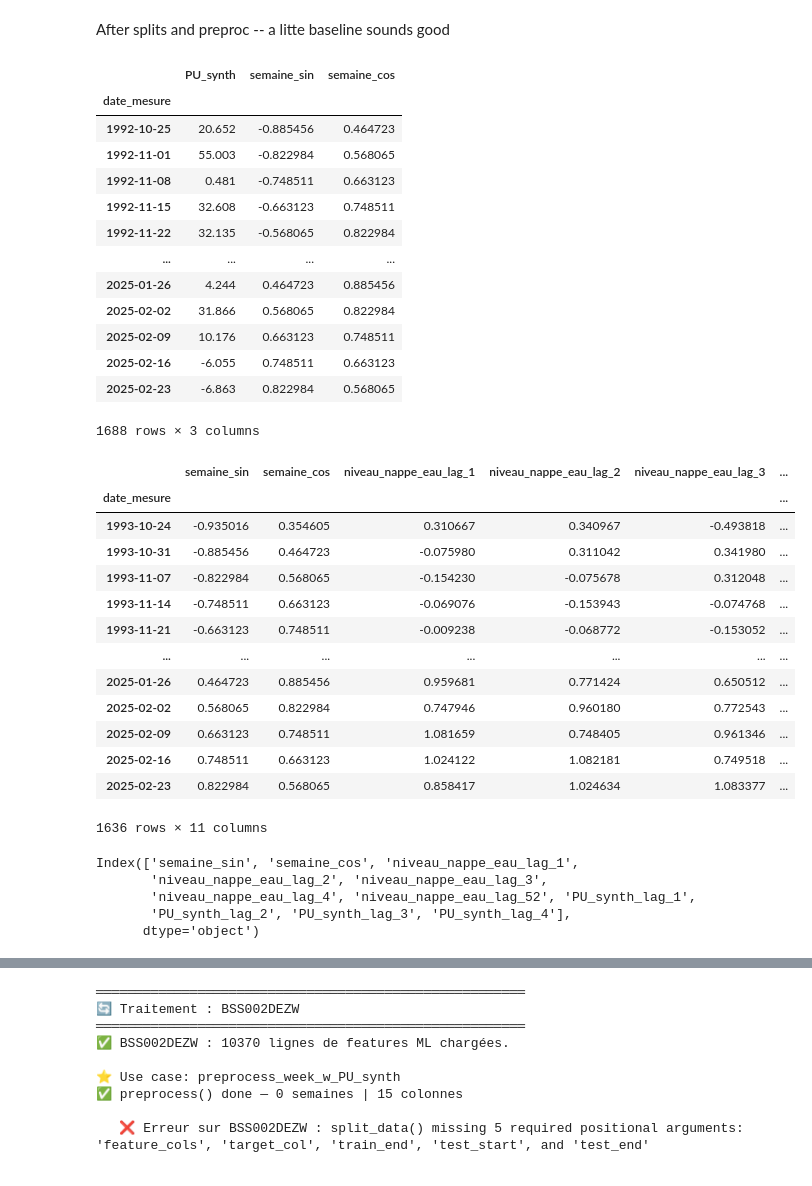
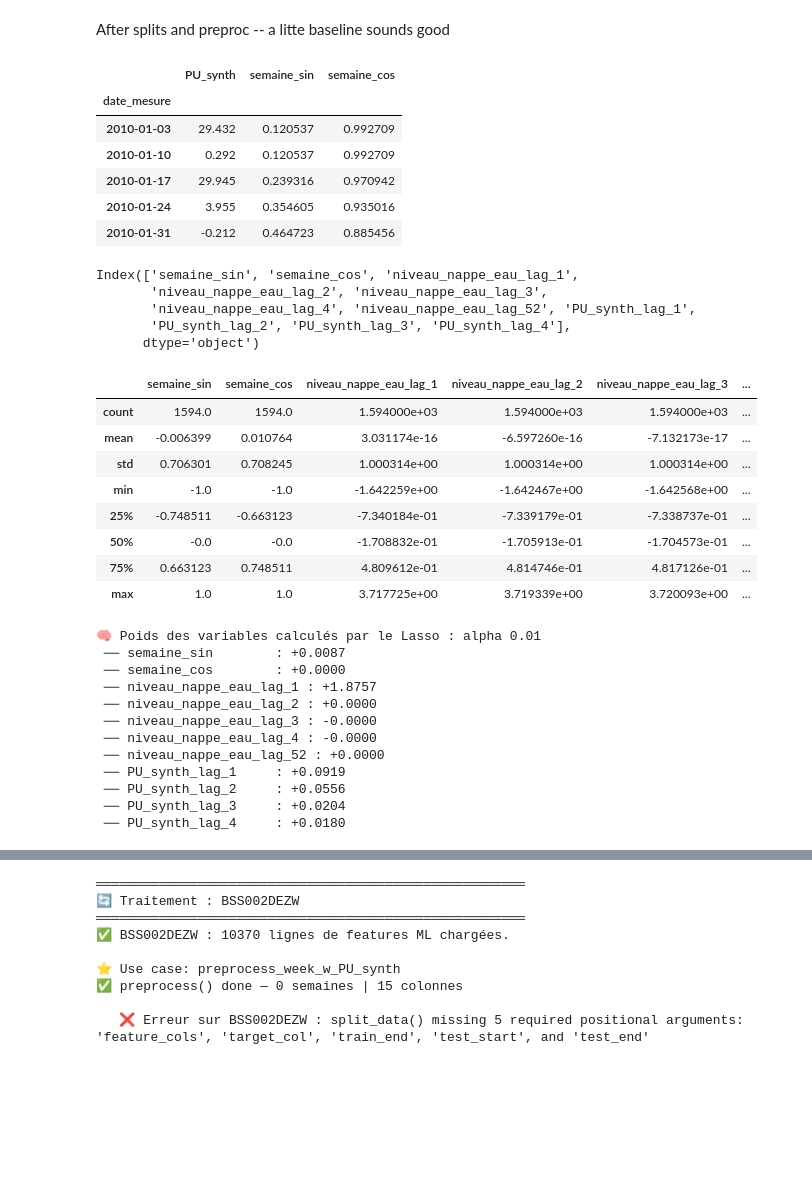
Before and after one commit to charourou/Projet_Hydrosense, a Jupyter notebook: notebooks/ML_evaluate_best_MRI.ipynb, the cells around one changed output, grey strips where cells are left out. Drawn from its saved outputs; the diff is of its cells as text; code cells hidden in the pictures; blank space fills up the shorter version.

Commit message:
Lasso pred future fonctionnel

```diff
--- a/notebooks/ML_evaluate_best_MRI.ipynb
+++ b/notebooks/ML_evaluate_best_MRI.ipynb
@@ -137,7 +137,7 @@ def cal_rmsse(y_true, y_pred, y_train_hist):
 all_results = []  # Stocke les résultats pour chaque piezo
 
 # temporary loop - - - -
-for bss in TARGETS_BSS[-1:]:
+for bss in TARGETS_BSS[10:11]:
     # TODO pipeline make_preproc_week
     # en attendant voici un petit loop manuel.
 
@@ -183,40 +183,47 @@ Use case: train (Mode Baseline Lasso)
 # %% [markdown]
 After splits and preproc -- a litte baseline sounds good
 # %%
-display(X_train_df)
-display(Xt)
+display(X_train_df.head())
 display(Xt.columns)
+display(Xt.describe())
+
+
+if hasattr(lasso, 'coef_'):
+    print(f"\n🧠 Poids des variables calculés par le Lasso : alpha {lasso.alpha}")
+
+    for col, coef in zip(Xt.columns, lasso.coef_):
+        print(f" ── {col:<18} : {coef:+.4f}")
 # %% [output]
 |  | PU_synth | semaine_sin | semaine_cos |
 | date_mesure |  |  |  |
-| 1992-10-25 | 20.652 | -0.885456 | 0.464723 |
-| 1992-11-01 | 55.003 | -0.822984 | 0.568065 |
-| 1992-11-08 | 0.481 | -0.748511 | 0.663123 |
-| 1992-11-15 | 32.608 | -0.663123 | 0.748511 |
-| 1992-11-22 | 32.135 | -0.568065 | 0.822984 |
-| ... | ... | ... | ... |
-| 2025-01-26 | 4.244 | 0.464723 | 0.885456 |
-| 2025-02-02 | 31.866 | 0.568065 | 0.822984 |
-| 2025-02-09 | 10.176 | 0.663123 | 0.748511 |
-| 2025-02-16 | -6.055 | 0.748511 | 0.663123 |
-| 2025-02-23 | -6.863 | 0.822984 | 0.568065 |
+| 2010-01-03 | 29.432 | 0.120537 | 0.992709 |
+| 2010-01-10 | 0.292 | 0.120537 | 0.992709 |
+| 2010-01-17 | 29.945 | 0.239316 | 0.970942 |
+| 2010-01-24 | 3.955 | 0.354605 | 0.935016 |
+| 2010-01-31 | -0.212 | 0.464723 | 0.885456 |
-1688 rows × 3 columns
+Index(['semaine_sin', 'semaine_cos', 'niveau_nappe_eau_lag_1',
+       'niveau_nappe_eau_lag_2', 'niveau_nappe_eau_lag_3',
+       'niveau_nappe_eau_lag_4', 'niveau_nappe_eau_lag_52', 'PU_synth_lag_1',
+       'PU_synth_lag_2', 'PU_synth_lag_3', 'PU_synth_lag_4'],
+      dtype='object')
 |  | semaine_sin | semaine_cos | niveau_nappe_eau_lag_1 | niveau_nappe_eau_lag_2 | niveau_nappe_eau_lag_3 | ... |
-| date_mesure |  |  |  |  |  | ... |
-| 1993-10-24 | -0.935016 | 0.354605 | 0.310667 | 0.340967 | -0.493818 | ... |
-| 1993-10-31 | -0.885456 | 0.464723 | -0.075980 | 0.311042 | 0.341980 | ... |
-| 1993-11-07 | -0.822984 | 0.568065 | -0.154230 | -0.075678 | 0.312048 | ... |
-| 1993-11-14 | -0.748511 | 0.663123 | -0.069076 | -0.153943 | -0.074768 | ... |
-| 1993-11-21 | -0.663123 | 0.748511 | -0.009238 | -0.068772 | -0.153052 | ... |
-| ... | ... | ... | ... | ... | ... | ... |
-| 2025-01-26 | 0.464723 | 0.885456 | 0.959681 | 0.771424 | 0.650512 | ... |
-| 2025-02-02 | 0.568065 | 0.822984 | 0.747946 | 0.960180 | 0.772543 | ... |
-| 2025-02-09 | 0.663123 | 0.748511 | 1.081659 | 0.748405 | 0.961346 | ... |
-| 2025-02-16 | 0.748511 | 0.663123 | 1.024122 | 1.082181 | 0.749518 | ... |
-| 2025-02-23 | 0.822984 | 0.568065 | 0.858417 | 1.024634 | 1.083377 | ... |
+| count | 1594.0 | 1594.0 | 1.594000e+03 | 1.594000e+03 | 1.594000e+03 | ... |
+| mean | -0.006399 | 0.010764 | 3.031174e-16 | -6.597260e-16 | -7.132173e-17 | ... |
+| std | 0.706301 | 0.708245 | 1.000314e+00 | 1.000314e+00 | 1.000314e+00 | ... |
+| min | -1.0 | -1.0 | -1.642259e+00 | -1.642467e+00 | -1.642568e+00 | ... |
+| 25% | -0.748511 | -0.663123 | -7.340184e-01 | -7.339179e-01 | -7.338737e-01 | ... |
+| 50% | -0.0 | -0.0 | -1.708832e-01 | -1.705913e-01 | -1.704573e-01 | ... |
+| 75% | 0.663123 | 0.748511 | 4.809612e-01 | 4.814746e-01 | 4.817126e-01 | ... |
+| max | 1.0 | 1.0 | 3.717725e+00 | 3.719339e+00 | 3.720093e+00 | ... |
-1636 rows × 11 columns
+🧠 Poids des variables calculés par le Lasso : alpha 0.01
+ ── semaine_sin        : +0.0087
+ ── semaine_cos        : +0.0000
+ ── niveau_nappe_eau_lag_1 : +1.8757
+ ── niveau_nappe_eau_lag_2 : +0.0000
+ ── niveau_nappe_eau_lag_3 : -0.0000
+ ── niveau_nappe_eau_lag_4 : -0.0000
+ ── niveau_nappe_eau_lag_52 : +0.0000
+ ── PU_synth_lag_1     : +0.0919
+ ── PU_synth_lag_2     : +0.0556
+ ── PU_synth_lag_3     : +0.0204
+ ── PU_synth_lag_4     : +0.0180
-Index(['semaine_sin', 'semaine_cos', 'niveau_nappe_eau_lag_1',
-       'niveau_nappe_eau_lag_2', 'niveau_nappe_eau_lag_3',
-       'niveau_nappe_eau_lag_4', 'niveau_nappe_eau_lag_52', 'PU_synth_lag_1',
-       'PU_synth_lag_2', 'PU_synth_lag_3', 'PU_synth_lag_4'],
-      dtype='object')
```
Also changed, not shown: parts of 6 cells of this notebook, 3 other files.
